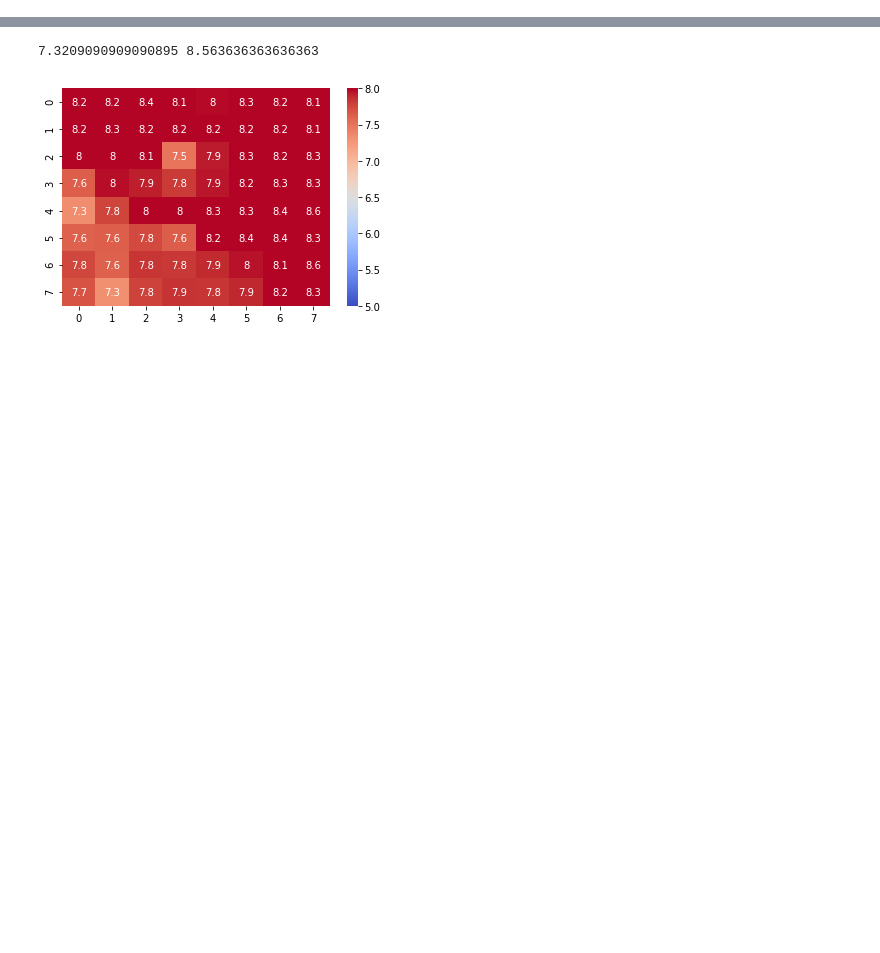
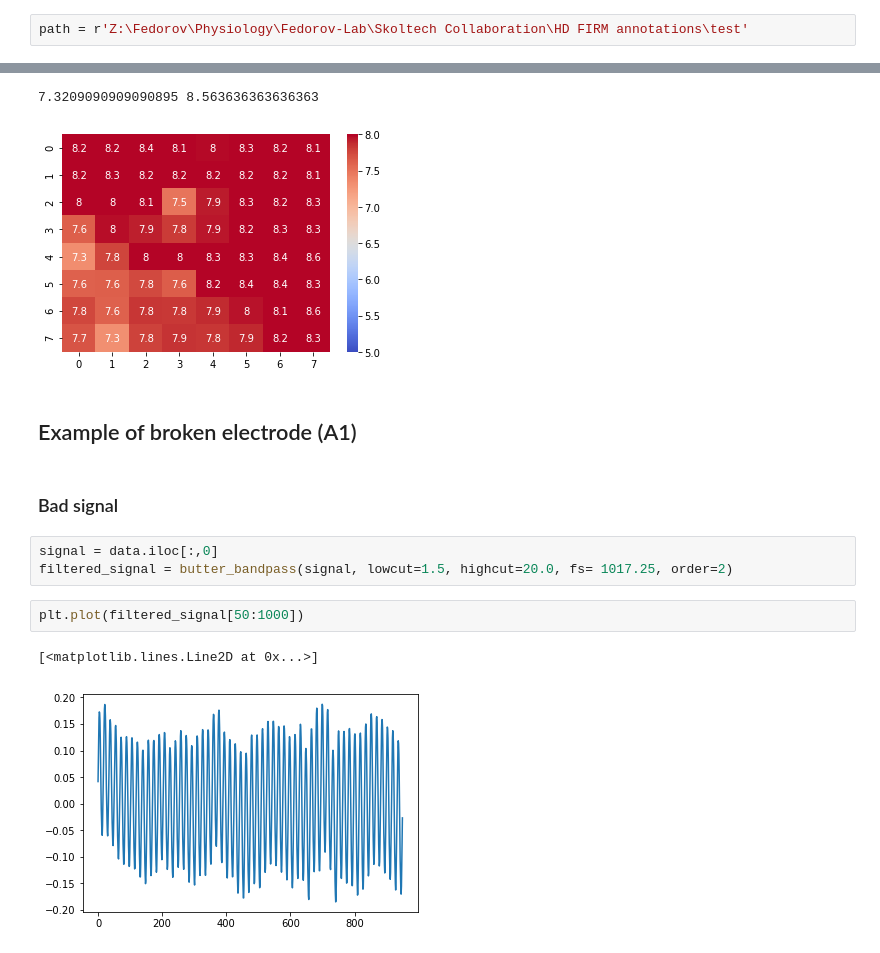
Before and after one commit to DersUzala/FFT, a Jupyter notebook: Noise level maps_forFolder_version_2019_04_05.ipynb, the cells around one changed output, grey strips where cells are left out. Cells and saved outputs as stored; diff of their text form; blank space fills up the shorter version.

Commit message:
add example of broken electrode

```diff
--- a/Noise level maps_forFolder_version_2019_04_05.ipynb
+++ b/Noise level maps_forFolder_version_2019_04_05.ipynb
@@ -171,6 +169,8 @@ def max_peak_to_noise(df):
     snr = pd.DataFrame(snr, columns=['SNR'], index=y_df.columns)
 
     return snr
+# %%
+path = r'Z:\Fedorov\Physiology\Fedorov-Lab\Skoltech Collaboration\HD FIRM annotations\test'
 # %%
 MEM_list=[]
 NIOM_list=[]
@@ -254,3 +244,15 @@ basket = sns.heatmap(mean_for_basket_resized, vmin=5, vmax=8, annot=True,cmap="c
 # %% [output]
 7.3209090909090895 8.563636363636363
 [figure]
+# %% [markdown]
+## Example of broken electrode (A1)
+# %% [markdown]
+### Bad signal
+# %%
+signal = data.iloc[:,0]
+filtered_signal = butter_bandpass(signal, lowcut=1.5, highcut=20.0, fs= 1017.25, order=2)
+# %%
+plt.plot(filtered_signal[50:1000])
+# %% [output]
+[<matplotlib.lines.Line2D at 0x...>]
+[figure, added]
```
Also changed, not shown: parts of 9 cells of this notebook.
